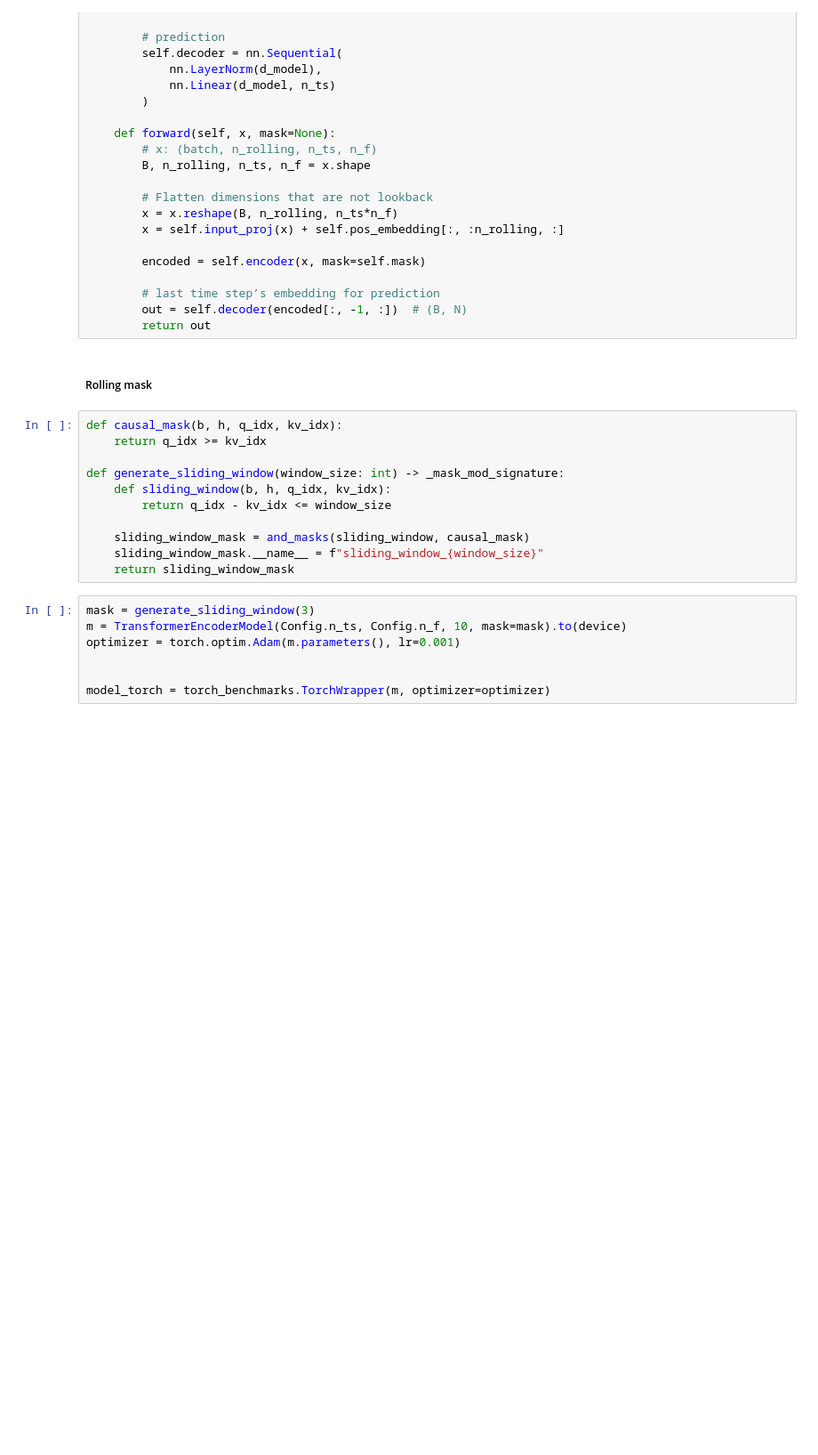
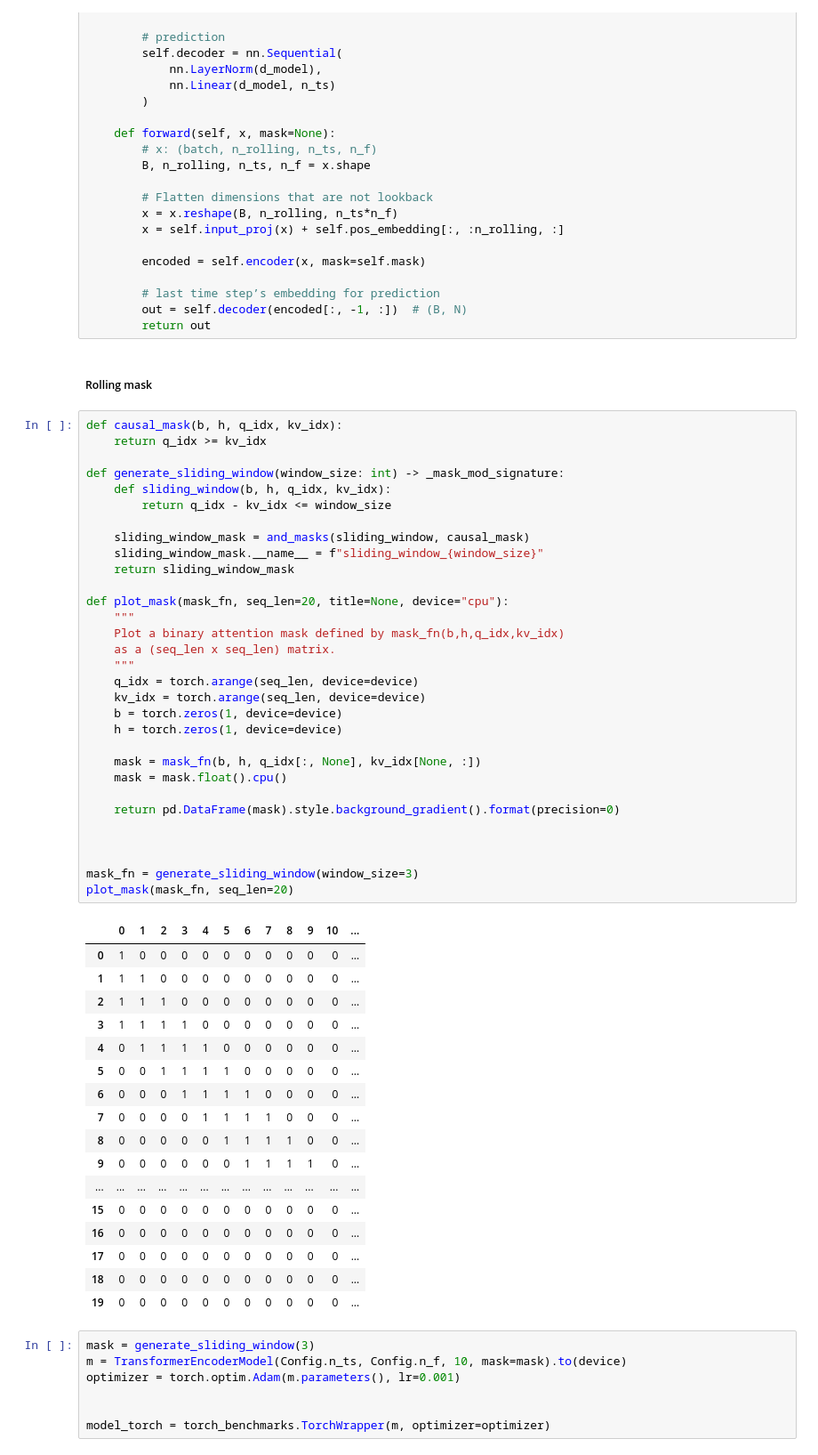
Before and after one commit to cyrilgarcia009/TSNN, a Jupyter notebook: notebooks/generators.ipynb, the cells around one changed output. Shown at 89% size. Cells and saved outputs as stored; diff of their text form; blank space fills up the shorter version.

Commit message:
Adding plots to visualise the sparse attention masks

```diff
--- a/notebooks/generators.ipynb
+++ b/notebooks/generators.ipynb
@@ -1024,14 +1024,52 @@ class TransformerEncoderModel(nn.Module):
 # %%
 def causal_mask(b, h, q_idx, kv_idx):
     return q_idx >= kv_idx
 
 def generate_sliding_window(window_size: int) -> _mask_mod_signature:
     def sliding_window(b, h, q_idx, kv_idx):
         return q_idx - kv_idx <= window_size
 
     sliding_window_mask = and_masks(sliding_window, causal_mask)
     sliding_window_mask.__name__ = f"sliding_window_{window_size}"
     return sliding_window_mask
+
+def plot_mask(mask_fn, seq_len=20, title=None, device="cpu"):
+    """
+    Plot a binary attention mask defined by mask_fn(b,h,q_idx,kv_idx)
+    as a (seq_len x seq_len) matrix.
+    """
+    q_idx = torch.arange(seq_len, device=device)
+    kv_idx = torch.arange(seq_len, device=device)
+    b = torch.zeros(1, device=device)
+    h = torch.zeros(1, device=device)
+
+    mask = mask_fn(b, h, q_idx[:, None], kv_idx[None, :])
+    mask = mask.float().cpu()
+
+    return pd.DataFrame(mask).style.background_gradient().format(precision=0)
+
+
+
+mask_fn = generate_sliding_window(window_size=3)
+plot_mask(mask_fn, seq_len=20)
+# %% [output]
+|  | 0 | 1 | 2 | 3 | 4 | 5 | 6 | 7 | 8 | 9 | 10 | ... |
+| 0 | 1 | 0 | 0 | 0 | 0 | 0 | 0 | 0 | 0 | 0 | 0 | ... |
+| 1 | 1 | 1 | 0 | 0 | 0 | 0 | 0 | 0 | 0 | 0 | 0 | ... |
+| 2 | 1 | 1 | 1 | 0 | 0 | 0 | 0 | 0 | 0 | 0 | 0 | ... |
+| 3 | 1 | 1 | 1 | 1 | 0 | 0 | 0 | 0 | 0 | 0 | 0 | ... |
+| 4 | 0 | 1 | 1 | 1 | 1 | 0 | 0 | 0 | 0 | 0 | 0 | ... |
+| 5 | 0 | 0 | 1 | 1 | 1 | 1 | 0 | 0 | 0 | 0 | 0 | ... |
+| 6 | 0 | 0 | 0 | 1 | 1 | 1 | 1 | 0 | 0 | 0 | 0 | ... |
+| 7 | 0 | 0 | 0 | 0 | 1 | 1 | 1 | 1 | 0 | 0 | 0 | ... |
+| 8 | 0 | 0 | 0 | 0 | 0 | 1 | 1 | 1 | 1 | 0 | 0 | ... |
+| 9 | 0 | 0 | 0 | 0 | 0 | 0 | 1 | 1 | 1 | 1 | 0 | ... |
+| ... | ... | ... | ... | ... | ... | ... | ... | ... | ... | ... | ... | ... |
+| 15 | 0 | 0 | 0 | 0 | 0 | 0 | 0 | 0 | 0 | 0 | 0 | ... |
+| 16 | 0 | 0 | 0 | 0 | 0 | 0 | 0 | 0 | 0 | 0 | 0 | ... |
+| 17 | 0 | 0 | 0 | 0 | 0 | 0 | 0 | 0 | 0 | 0 | 0 | ... |
+| 18 | 0 | 0 | 0 | 0 | 0 | 0 | 0 | 0 | 0 | 0 | 0 | ... |
+| 19 | 0 | 0 | 0 | 0 | 0 | 0 | 0 | 0 | 0 | 0 | 0 | ... |
 # %%
 mask = generate_sliding_window(3)
 m = TransformerEncoderModel(Config.n_ts, Config.n_f, 10, mask=mask).to(device)
```
Also changed, not shown: parts of 8 cells of this notebook.
